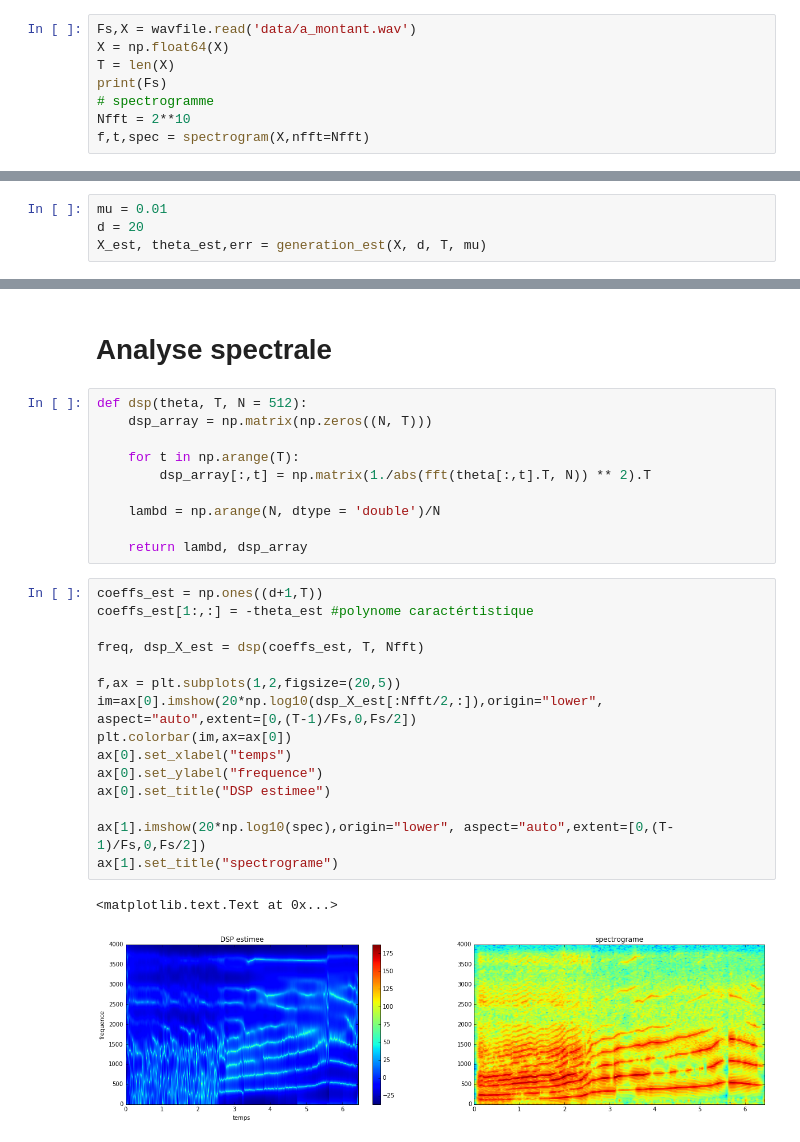
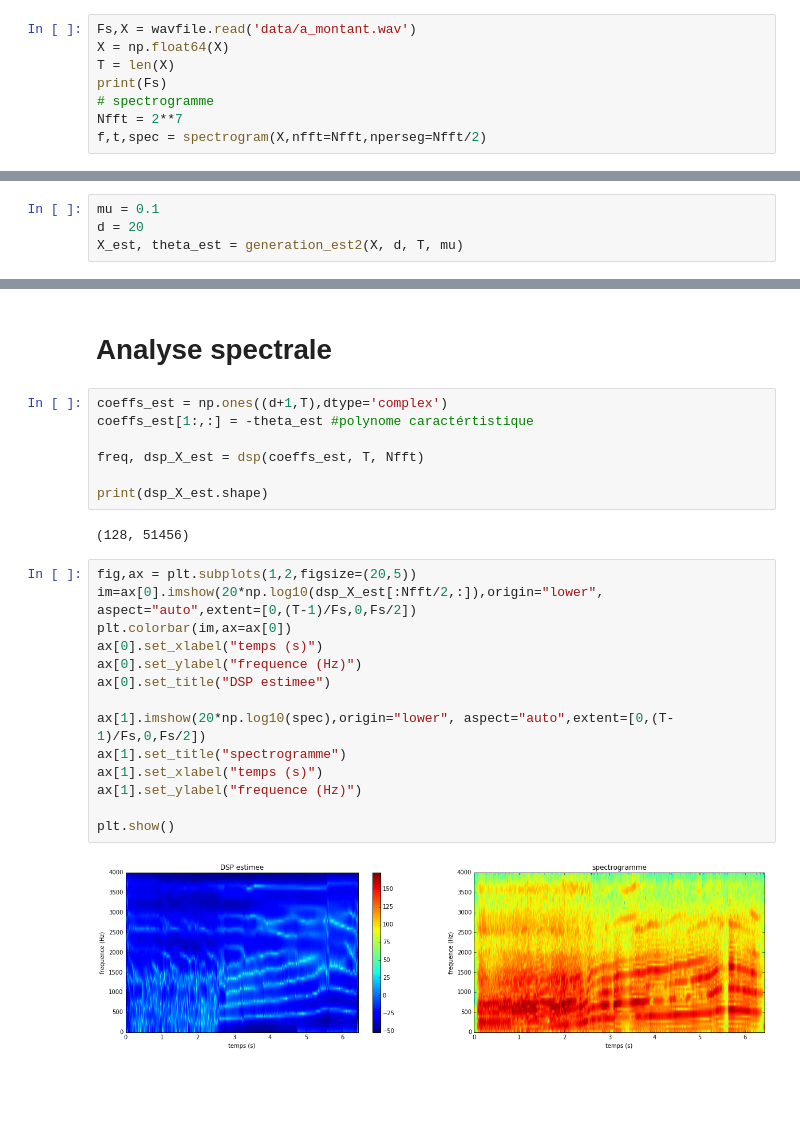
Before and after one commit to jngod2011/TVAR_Prediction, a Jupyter notebook: notebooks/TVAR_audio.ipynb, the cells around one changed output, grey strips where cells are left out. Saved outputs shown, nothing was run; the diff lists cells and outputs as text; blank space fills up the shorter version.

```diff
--- a/notebooks/TVAR_audio.ipynb
+++ b/notebooks/TVAR_audio.ipynb
@@ -15,8 +16,8 @@ X = np.float64(X)
 T = len(X)
 print(Fs)
 # spectrogramme
-Nfft = 2**10
-f,t,spec = spectrogram(X,nfft=Nfft)
+Nfft = 2**7
+f,t,spec = spectrogram(X,nfft=Nfft,nperseg=Nfft/2)
 # %% [output]
 8000
 # %%
@@ -52,4 +41,4 @@ def generation_est(X, d, T, mu):
 # %%
-mu = 0.01
+mu = 0.1
 d = 20
-X_est, theta_est,err = generation_est(X, d, T, mu)
+X_est, theta_est = generation_est2(X, d, T, mu)
@@ -56,30 +53,27 @@ X_est, theta_est,err = generation_est(X, d, T, mu)
 # %% [markdown]
 # Analyse spectrale
-# %%
-def dsp(theta, T, N = 512):
-    dsp_array = np.matrix(np.zeros((N, T)))
-
-    for t in np.arange(T):
-        dsp_array[:,t] = np.matrix(1./abs(fft(theta[:,t].T, N)) ** 2).T
-
-    lambd = np.arange(N, dtype = 'double')/N
-
-    return lambd, dsp_array
+# %%
+coeffs_est = np.ones((d+1,T),dtype='complex')
+coeffs_est[1:,:] = -theta_est #polynome caractértistique
+
+freq, dsp_X_est = dsp(coeffs_est, T, Nfft)
+
+print(dsp_X_est.shape)
+# %% [output]
+(128, 51456)
 # %%
-coeffs_est = np.ones((d+1,T))
-coeffs_est[1:,:] = -theta_est #polynome caractértistique
-
-freq, dsp_X_est = dsp(coeffs_est, T, Nfft)
-
-f,ax = plt.subplots(1,2,figsize=(20,5))
+fig,ax = plt.subplots(1,2,figsize=(20,5))
 im=ax[0].imshow(20*np.log10(dsp_X_est[:Nfft/2,:]),origin="lower", aspect="auto",extent=[0,(T-1)/Fs,0,Fs/2])
 plt.colorbar(im,ax=ax[0])
-ax[0].set_xlabel("temps")
-ax[0].set_ylabel("frequence")
+ax[0].set_xlabel("temps (s)")
+ax[0].set_ylabel("frequence (Hz)")
 ax[0].set_title("DSP estimee")
 
 ax[1].imshow(20*np.log10(spec),origin="lower", aspect="auto",extent=[0,(T-1)/Fs,0,Fs/2])
-ax[1].set_title("spectrograme")
+ax[1].set_title("spectrogramme")
+ax[1].set_xlabel("temps (s)")
+ax[1].set_ylabel("frequence (Hz)")
+
+plt.show()
 # %% [output]
-<matplotlib.text.Text at 0x...>
-[figure, old version]
+[figure, new version]
```
Also changed, not shown: parts of 8 cells of this notebook, 1 other file.
